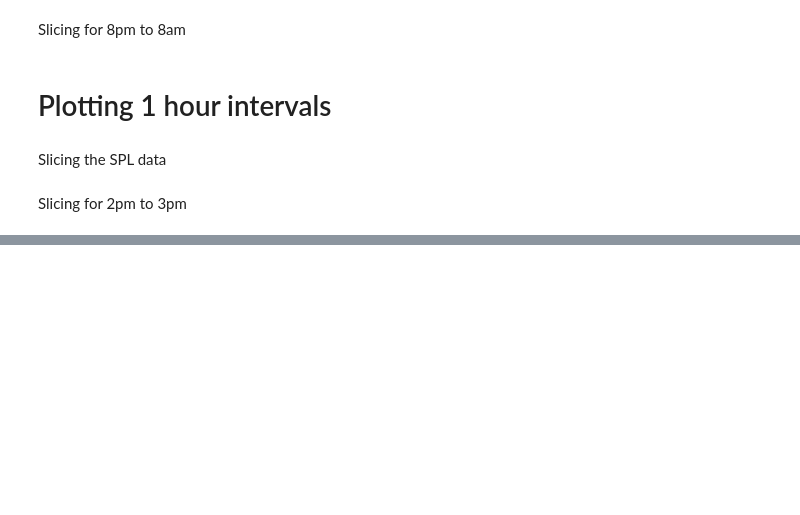
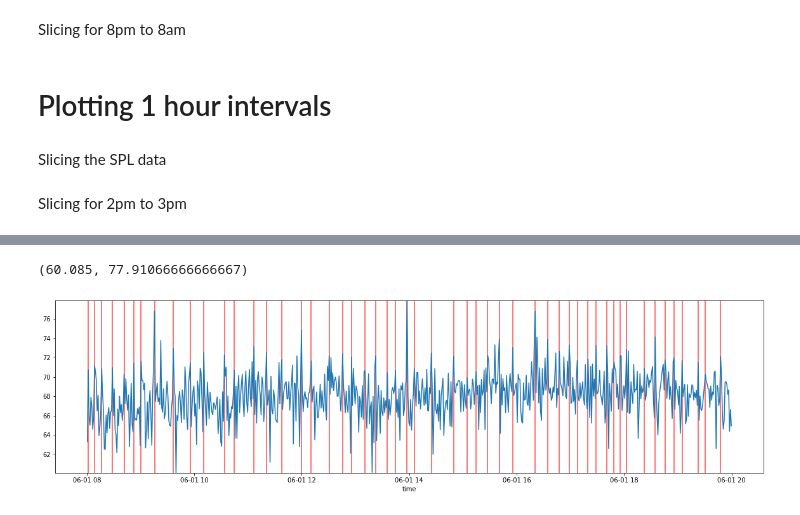
Before and after one commit to marin-hyatt/public-redhook-analysis, a Jupyter notebook: Truck_Analysis.ipynb, the cells around one changed output, grey strips where cells are left out. Saved outputs shown, nothing was run; the diff lists cells and outputs as text; code cells hidden in the pictures; blank space fills up the shorter version.

```diff
--- a/Truck_Analysis.ipynb
+++ b/Truck_Analysis.ipynb
@@ -606,0 +610,10 @@ plot_truck_clusters(64, b827ebc178d2_transformed[hour_mask], projected_45[index]
+# %%
+plt.figure(figsize=(20, 5))
+plt.plot(minute_time_arr_am, minute_dBAS_arr_am)
+plt.grid(False)
+plt.vlines(minute_time_arr_am[spl_peaks], 0, minute_dBAS_arr_am.max(), color='r', alpha=0.7)
+plt.xlabel('time')
+plt.ylim(minute_dBAS_arr_am.min(), minute_dBAS_arr_am.max())
+# %% [output]
+(60.085, 77.91066666666667)
+[figure, added]
```
Also changed, not shown: parts of 7 cells of this notebook.
